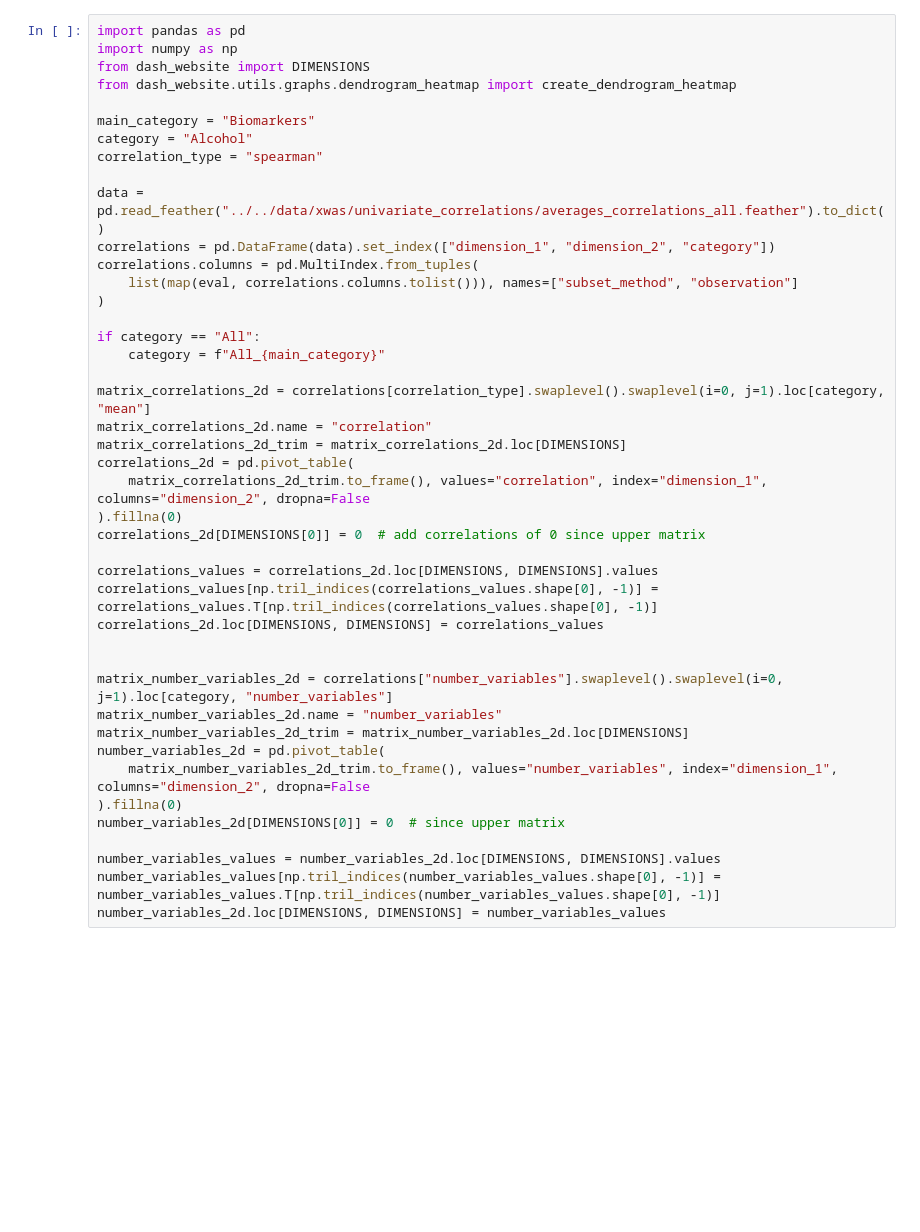
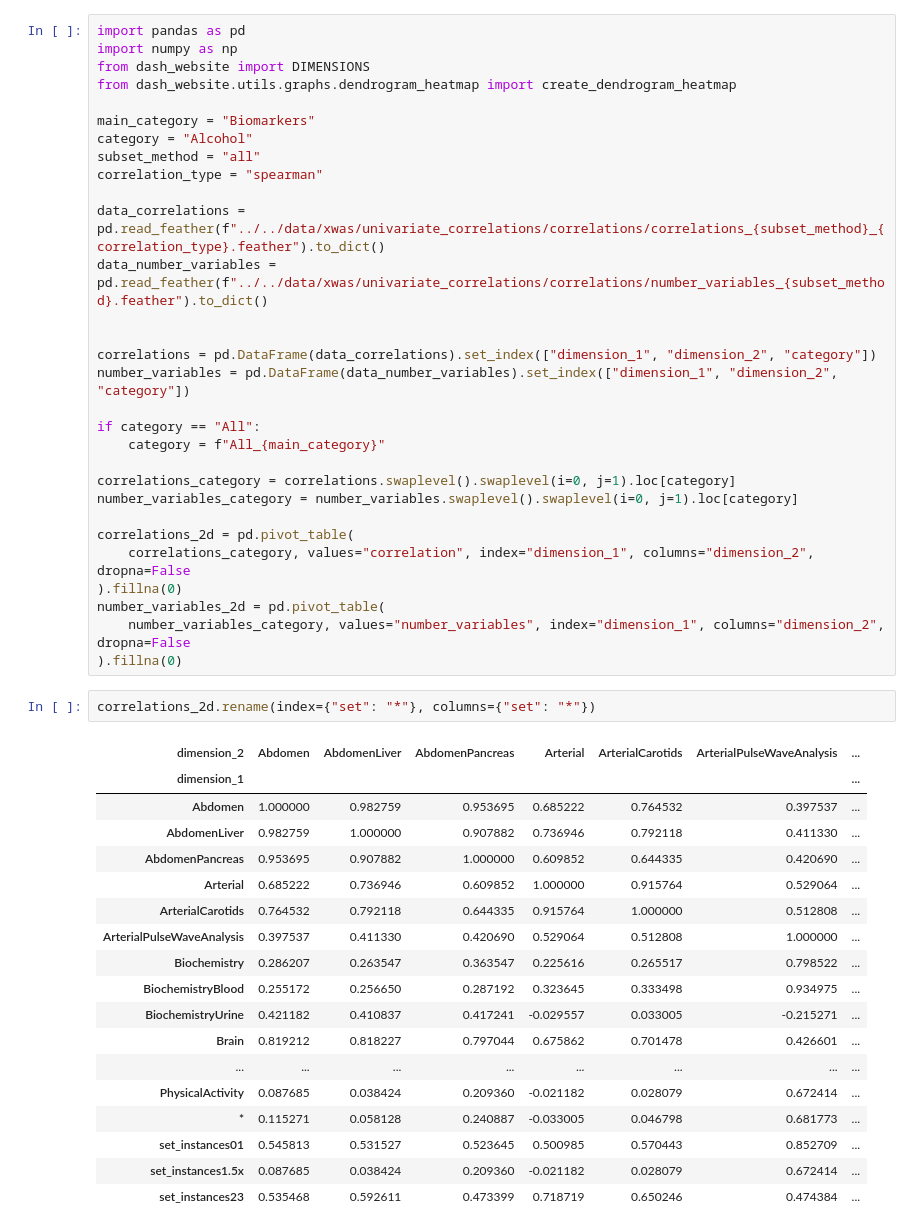
Before and after one commit to Deep-Learning-and-Aging/Website, a Jupyter notebook: dash_website/xwas/tries.ipynb, the cells around one changed output. Cells and saved outputs as stored; diff of their text form; blank space fills up the shorter version.

```diff
--- a/dash_website/xwas/tries.ipynb
+++ b/dash_website/xwas/tries.ipynb
@@ -6,38 +6,46 @@ from dash_website.utils.graphs.dendrogram_heatmap import create_dendrogram_heatm
 
 main_category = "Biomarkers"
 category = "Alcohol"
+subset_method = "all"
 correlation_type = "spearman"
 
-data = pd.read_feather("../../data/xwas/univariate_correlations/averages_correlations_all.feather").to_dict()
-correlations = pd.DataFrame(data).set_index(["dimension_1", "dimension_2", "category"])
-correlations.columns = pd.MultiIndex.from_tuples(
-    list(map(eval, correlations.columns.tolist())), names=["subset_method", "observation"]
-)
+data_correlations = pd.read_feather(f"../../data/xwas/univariate_correlations/correlations/correlations_{subset_method}_{correlation_type}.feather").to_dict()
+data_number_variables = pd.read_feather(f"../../data/xwas/univariate_correlations/correlations/number_variables_{subset_method}.feather").to_dict()
+
+
+correlations = pd.DataFrame(data_correlations).set_index(["dimension_1", "dimension_2", "category"])
+number_variables = pd.DataFrame(data_number_variables).set_index(["dimension_1", "dimension_2", "category"])
 
 if category == "All":
     category = f"All_{main_category}"
 
-matrix_correlations_2d = correlations[correlation_type].swaplevel().swaplevel(i=0, j=1).loc[category, "mean"]
-matrix_correlations_2d.name = "correlation"
-matrix_correlations_2d_trim = matrix_correlations_2d.loc[DIMENSIONS]
+correlations_category = correlations.swaplevel().swaplevel(i=0, j=1).loc[category]
+number_variables_category = number_variables.swaplevel().swaplevel(i=0, j=1).loc[category]
+
 correlations_2d = pd.pivot_table(
-    matrix_correlations_2d_trim.to_frame(), values="correlation", index="dimension_1", columns="dimension_2", dropna=False
+    correlations_category, values="correlation", index="dimension_1", columns="dimension_2", dropna=False
 ).fillna(0)
-correlations_2d[DIMENSIONS[0]] = 0  # add correlations of 0 since upper matrix
-
-correlations_values = correlations_2d.loc[DIMENSIONS, DIMENSIONS].values
-correlations_values[np.tril_indices(correlations_values.shape[0], -1)] = correlations_values.T[np.tril_indices(correlations_values.shape[0], -1)]
-correlations_2d.loc[DIMENSIONS, DIMENSIONS] = correlations_values
-
-
-matrix_number_variables_2d = correlations["number_variables"].swaplevel().swaplevel(i=0, j=1).loc[category, "number_variables"]
-matrix_number_variables_2d.name = "number_variables"
-matrix_number_variables_2d_trim = matrix_number_variables_2d.loc[DIMENSIONS]
 number_variables_2d = pd.pivot_table(
-    matrix_number_variables_2d_trim.to_frame(), values="number_variables", index="dimension_1", columns="dimension_2", dropna=False
+    number_variables_category, values="number_variables", index="dimension_1", columns="dimension_2", dropna=False
 ).fillna(0)
-number_variables_2d[DIMENSIONS[0]] = 0  # since upper matrix
-
-number_variables_values = number_variables_2d.loc[DIMENSIONS, DIMENSIONS].values
-number_variables_values[np.tril_indices(number_variables_values.shape[0], -1)] = number_variables_values.T[np.tril_indices(number_variables_values.shape[0], -1)]
-number_variables_2d.loc[DIMENSIONS, DIMENSIONS] = number_variables_values
+# %%
+correlations_2d.rename(index={"set": "*"}, columns={"set": "*"})
+# %% [output]
+| dimension_2 | Abdomen | AbdomenLiver | AbdomenPancreas | Arterial | ArterialCarotids | ArterialPulseWaveAnalysis | ... |
+| dimension_1 |  |  |  |  |  |  | ... |
+| Abdomen | 1.000000 | 0.982759 | 0.953695 | 0.685222 | 0.764532 | 0.397537 | ... |
+| AbdomenLiver | 0.982759 | 1.000000 | 0.907882 | 0.736946 | 0.792118 | 0.411330 | ... |
+| AbdomenPancreas | 0.953695 | 0.907882 | 1.000000 | 0.609852 | 0.644335 | 0.420690 | ... |
+| Arterial | 0.685222 | 0.736946 | 0.609852 | 1.000000 | 0.915764 | 0.529064 | ... |
+| ArterialCarotids | 0.764532 | 0.792118 | 0.644335 | 0.915764 | 1.000000 | 0.512808 | ... |
+| ArterialPulseWaveAnalysis | 0.397537 | 0.411330 | 0.420690 | 0.529064 | 0.512808 | 1.000000 | ... |
+| Biochemistry | 0.286207 | 0.263547 | 0.363547 | 0.225616 | 0.265517 | 0.798522 | ... |
+| BiochemistryBlood | 0.255172 | 0.256650 | 0.287192 | 0.323645 | 0.333498 | 0.934975 | ... |
+| BiochemistryUrine | 0.421182 | 0.410837 | 0.417241 | -0.029557 | 0.033005 | -0.215271 | ... |
+| Brain | 0.819212 | 0.818227 | 0.797044 | 0.675862 | 0.701478 | 0.426601 | ... |
+| ... | ... | ... | ... | ... | ... | ... | ... |
+| PhysicalActivity | 0.087685 | 0.038424 | 0.209360 | -0.021182 | 0.028079 | 0.672414 | ... |
+| * | 0.115271 | 0.058128 | 0.240887 | -0.033005 | 0.046798 | 0.681773 | ... |
+| set_instances01 | 0.545813 | 0.531527 | 0.523645 | 0.500985 | 0.570443 | 0.852709 | ... |
+| set_instances1.5x | 0.087685 | 0.038424 | 0.209360 | -0.021182 | 0.028079 | 0.672414 | ... |
+| set_instances23 | 0.535468 | 0.592611 | 0.473399 | 0.718719 | 0.650246 | 0.474384 | ... |
```
Also changed, not shown: parts of 15 cells of this notebook, 16 other files.
